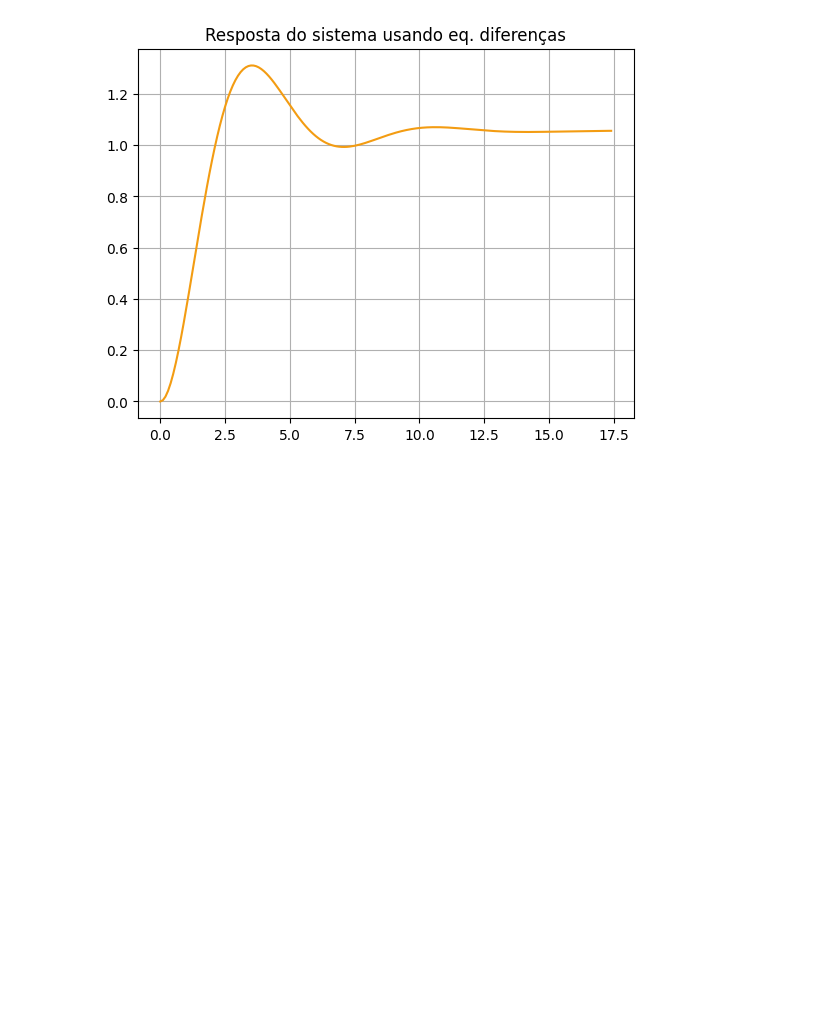
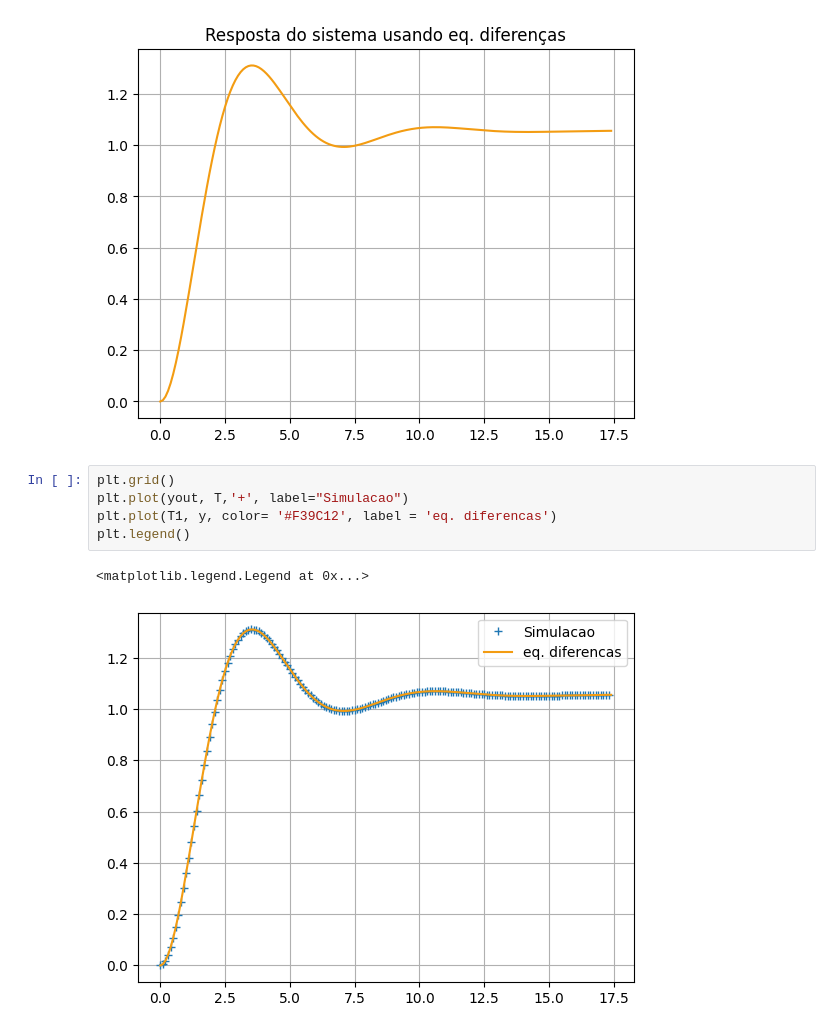
Before and after one commit to JoaoYukio/PCO119, a Jupyter notebook: Atividade 2/exercicio2.ipynb, the cells around one changed output. Cells and saved outputs as stored; diff of their text form; blank space fills up the shorter version.

```diff
--- a/Atividade 2/exercicio2.ipynb
+++ b/Atividade 2/exercicio2.ipynb
@@ -53,3 +53,11 @@ plt.plot(T1, y, color= '#F39C12')
 # %% [output]
 [<matplotlib.lines.Line2D at 0x...>]
 [figure]
+# %%
+plt.grid()
+plt.plot(yout, T,'+', label="Simulacao")
+plt.plot(T1, y, color= '#F39C12', label = 'eq. diferencas')
+plt.legend()
+# %% [output]
+<matplotlib.legend.Legend at 0x...>
+[figure, added]
```
Also changed, not shown: 14 other files.
